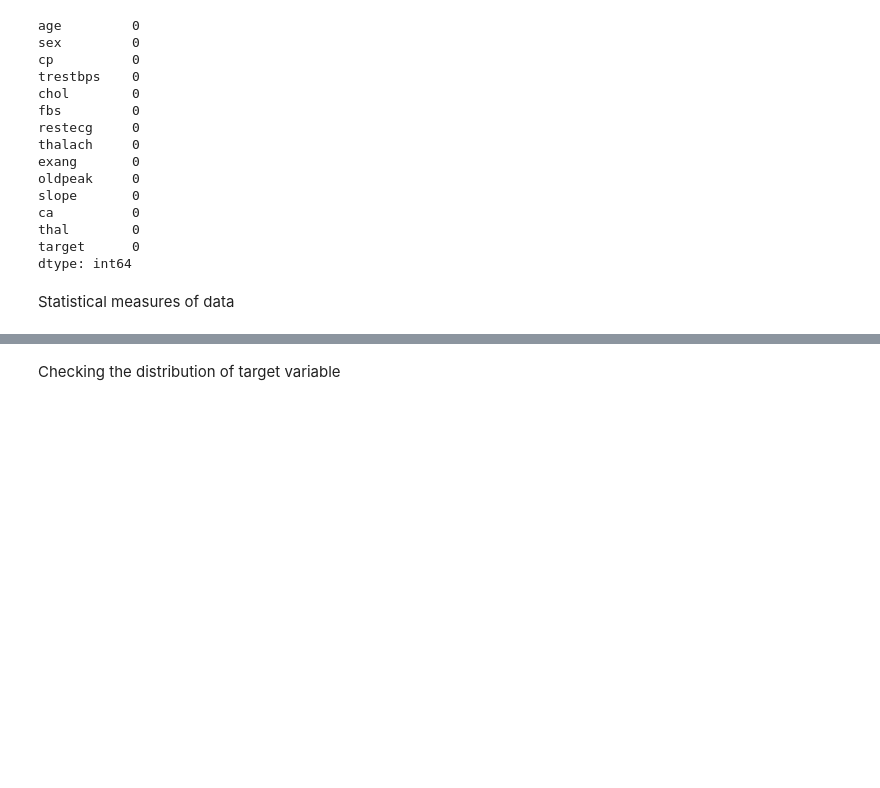
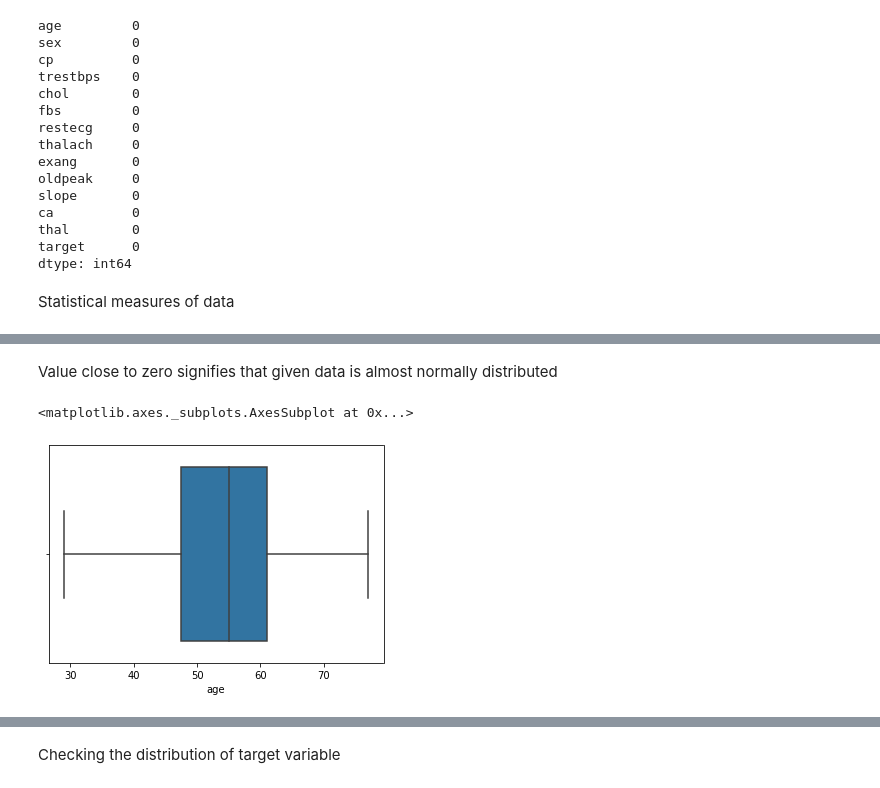
Before and after one commit to covidd13/Heart-Disease-Predictor, a Jupyter notebook: Heart_disease_prediction_using_ML.ipynb, the cells around one changed output, grey strips where cells are left out. Drawn from its saved outputs; the diff is of its cells as text; code cells hidden in the pictures; blank space fills up the shorter version.

```diff
--- a/Heart_disease_prediction_using_ML.ipynb
+++ b/Heart_disease_prediction_using_ML.ipynb
@@ -90,0 +145,7 @@ heart.describe()
+# %% [markdown]
+Value close to zero signifies that given data is almost normally distributed
+# %%
+sns.boxplot(heart['age'])
+# %% [output]
+<matplotlib.axes._subplots.AxesSubplot at 0x...>
+[figure, added]
```
Also changed, not shown: parts of 45 cells of this notebook.
